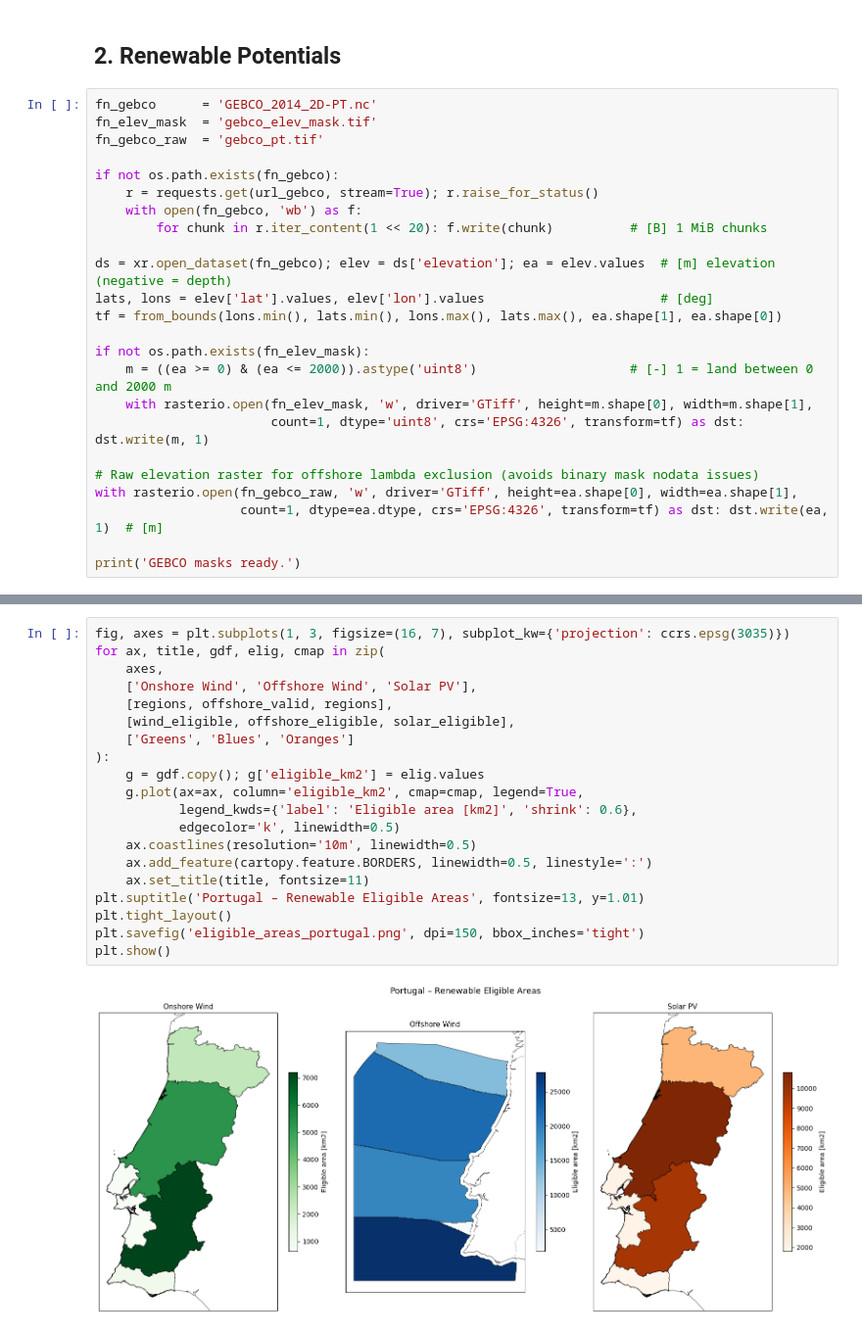
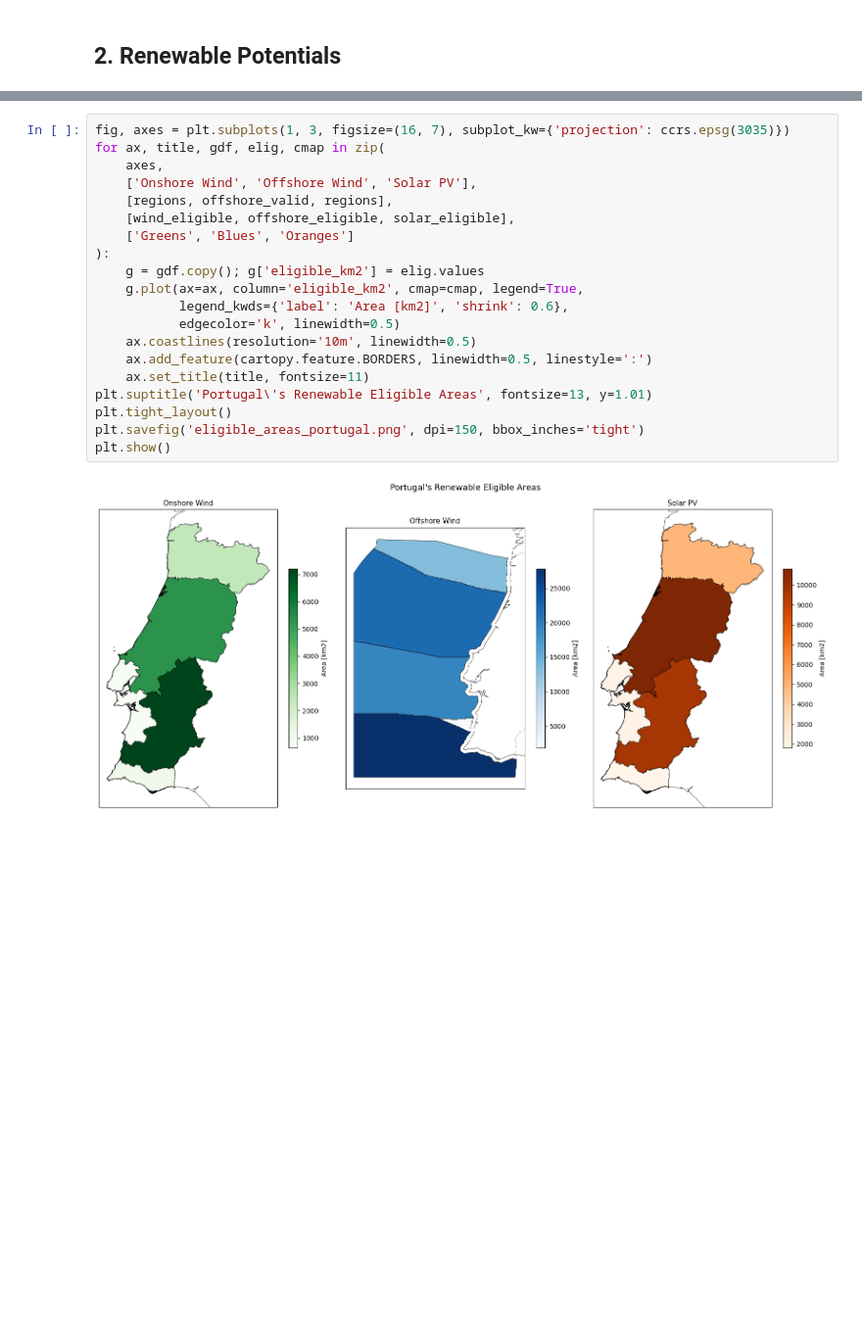
Before and after one commit to luigi2901/DataScienceEnergySystems, a Jupyter notebook: Valen/EAnalysis.ipynb, the cells around one changed output, grey strips where cells are left out. Shown at 98% size. Drawn from its saved outputs; the diff is of its cells as text; blank space fills up the shorter version.

```diff
--- a/Valen/EAnalysis.ipynb
+++ b/Valen/EAnalysis.ipynb
@@ -101,26 +95,2 @@ plt.show()
 # %% [markdown]
 ## 2. Renewable Potentials
-# %%
-fn_gebco      = 'GEBCO_2014_2D-PT.nc'
-fn_elev_mask  = 'gebco_elev_mask.tif'
-fn_gebco_raw  = 'gebco_pt.tif'
-
-if not os.path.exists(fn_gebco):
-    r = requests.get(url_gebco, stream=True); r.raise_for_status()
-    with open(fn_gebco, 'wb') as f:
-        for chunk in r.iter_content(1 << 20): f.write(chunk)          # [B] 1 MiB chunks
-
-ds = xr.open_dataset(fn_gebco); elev = ds['elevation']; ea = elev.values  # [m] elevation (negative = depth)
-lats, lons = elev['lat'].values, elev['lon'].values                       # [deg]
-tf = from_bounds(lons.min(), lats.min(), lons.max(), lats.max(), ea.shape[1], ea.shape[0])
-
-if not os.path.exists(fn_elev_mask):
-    m = ((ea >= 0) & (ea <= 2000)).astype('uint8')                    # [-] 1 = land between 0 and 2000 m
-    with rasterio.open(fn_elev_mask, 'w', driver='GTiff', height=m.shape[0], width=m.shape[1],
-                       count=1, dtype='uint8', crs='EPSG:4326', transform=tf) as dst: dst.write(m, 1)
-
-# Raw elevation raster for offshore lambda exclusion (avoids binary mask nodata issues)
-with rasterio.open(fn_gebco_raw, 'w', driver='GTiff', height=ea.shape[0], width=ea.shape[1],
-                   count=1, dtype=ea.dtype, crs='EPSG:4326', transform=tf) as dst: dst.write(ea, 1)  # [m]
-
-print('GEBCO masks ready.')
@@ -384,23 +343,23 @@ dtype: float64
 # %%
 fig, axes = plt.subplots(1, 3, figsize=(16, 7), subplot_kw={'projection': ccrs.epsg(3035)})
 for ax, title, gdf, elig, cmap in zip(
     axes,
     ['Onshore Wind', 'Offshore Wind', 'Solar PV'],
     [regions, offshore_valid, regions],
     [wind_eligible, offshore_eligible, solar_eligible],
     ['Greens', 'Blues', 'Oranges']
 ):
     g = gdf.copy(); g['eligible_km2'] = elig.values
     g.plot(ax=ax, column='eligible_km2', cmap=cmap, legend=True,
-           legend_kwds={'label': 'Eligible area [km2]', 'shrink': 0.6},
+           legend_kwds={'label': 'Area [km2]', 'shrink': 0.6},
            edgecolor='k', linewidth=0.5)
     ax.coastlines(resolution='10m', linewidth=0.5)
     ax.add_feature(cartopy.feature.BORDERS, linewidth=0.5, linestyle=':')
     ax.set_title(title, fontsize=11)
-plt.suptitle('Portugal – Renewable Eligible Areas', fontsize=13, y=1.01)
+plt.suptitle('Portugal\'s Renewable Eligible Areas', fontsize=13, y=1.01)
 plt.tight_layout()
 plt.savefig('eligible_areas_portugal.png', dpi=150, bbox_inches='tight')
 plt.show()
 # %% [output]
-[figure, old version]
+[figure, new version]
 # %% [markdown]
```
Also changed, not shown: parts of 18 cells of this notebook.
